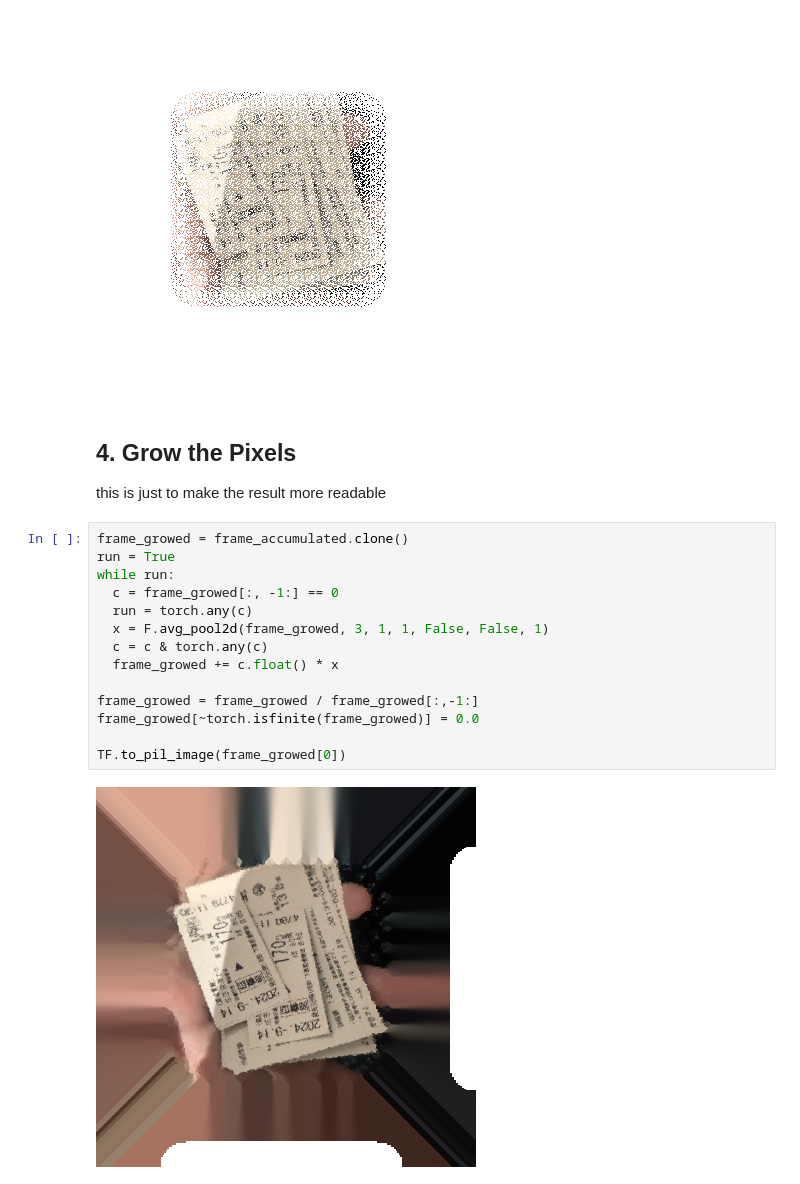
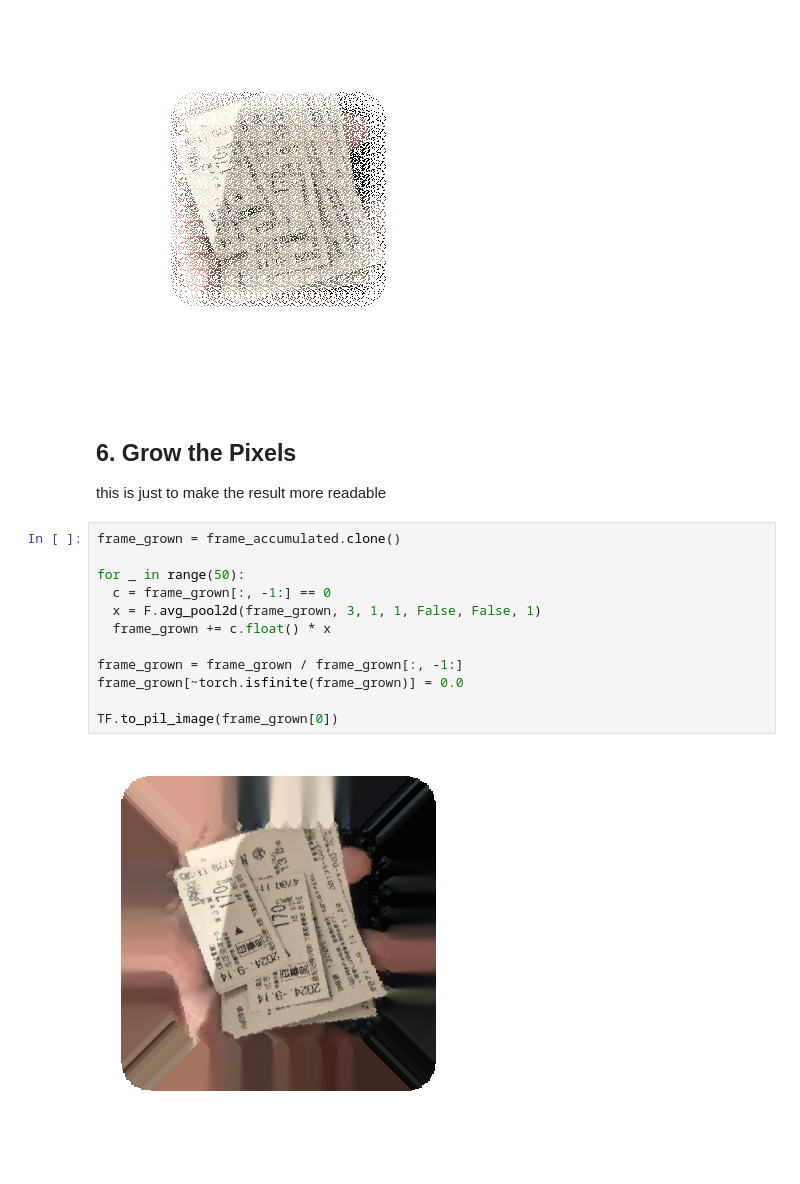
Before and after one commit to KoKuToru/de-pixelate_gaV-O6NPWrI, a Jupyter notebook: example/main.ipynb, the cells around one changed output. Cells and saved outputs as stored; diff of their text form.

```diff
--- a/example/main.ipynb
+++ b/example/main.ipynb
@@ -139,22 +141,20 @@ TF.to_pil_image(frame_accumulated[0])
 # %% [output]
 [figure]
 # %% [markdown]
-## 4. Grow the Pixels
+## 6. Grow the Pixels
 
 this is just to make the result more readable
 # %%
-frame_growed = frame_accumulated.clone()
-run = True
-while run:
-  c = frame_growed[:, -1:] == 0
-  run = torch.any(c)
-  x = F.avg_pool2d(frame_growed, 3, 1, 1, False, False, 1)
-  c = c & torch.any(c)
-  frame_growed += c.float() * x
+frame_grown = frame_accumulated.clone()
 
-frame_growed = frame_growed / frame_growed[:,-1:]
-frame_growed[~torch.isfinite(frame_growed)] = 0.0
+for _ in range(50):
+  c = frame_grown[:, -1:] == 0
+  x = F.avg_pool2d(frame_grown, 3, 1, 1, False, False, 1)
+  frame_grown += c.float() * x
 
-TF.to_pil_image(frame_growed[0])
+frame_grown = frame_grown / frame_grown[:, -1:]
+frame_grown[~torch.isfinite(frame_grown)] = 0.0
+
+TF.to_pil_image(frame_grown[0])
 # %% [output]
-[figure, old version]
+[figure, new version]
```
Also changed, not shown: parts of 6 cells of this notebook.
